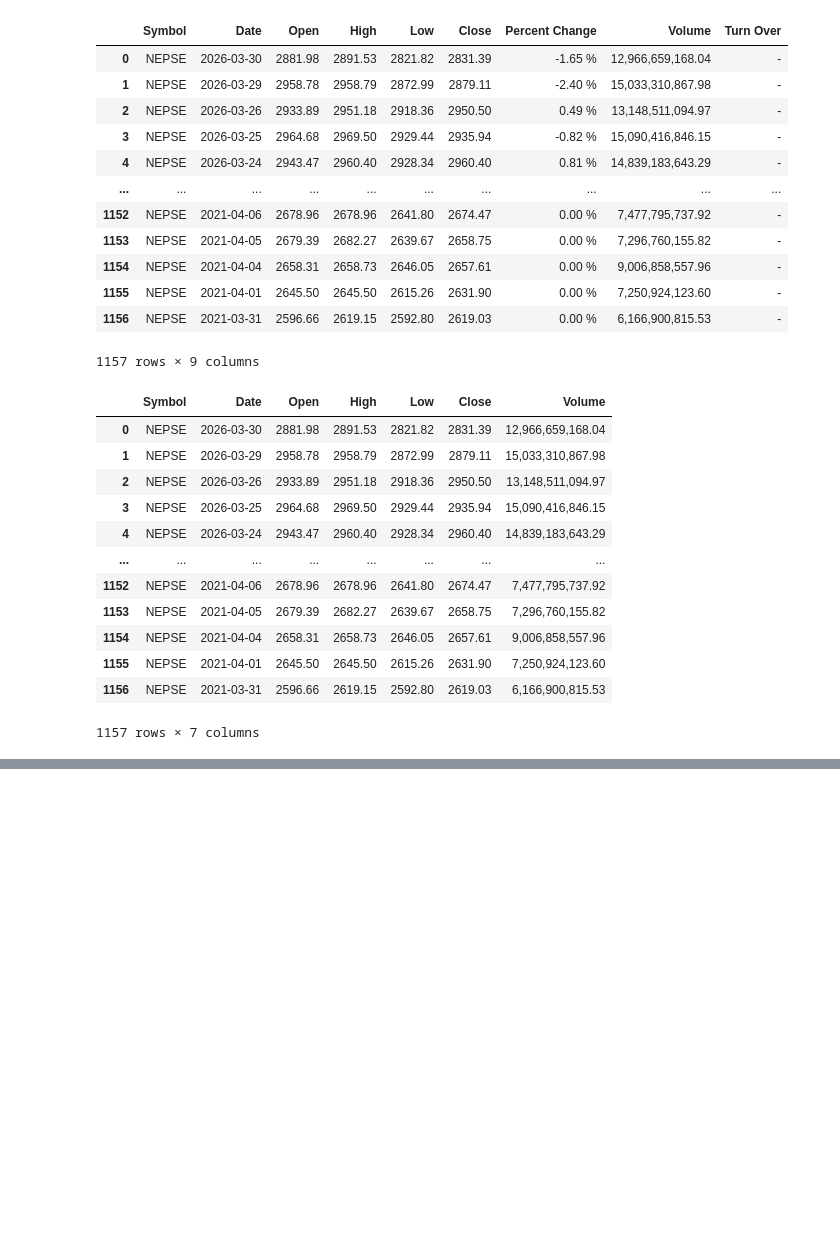
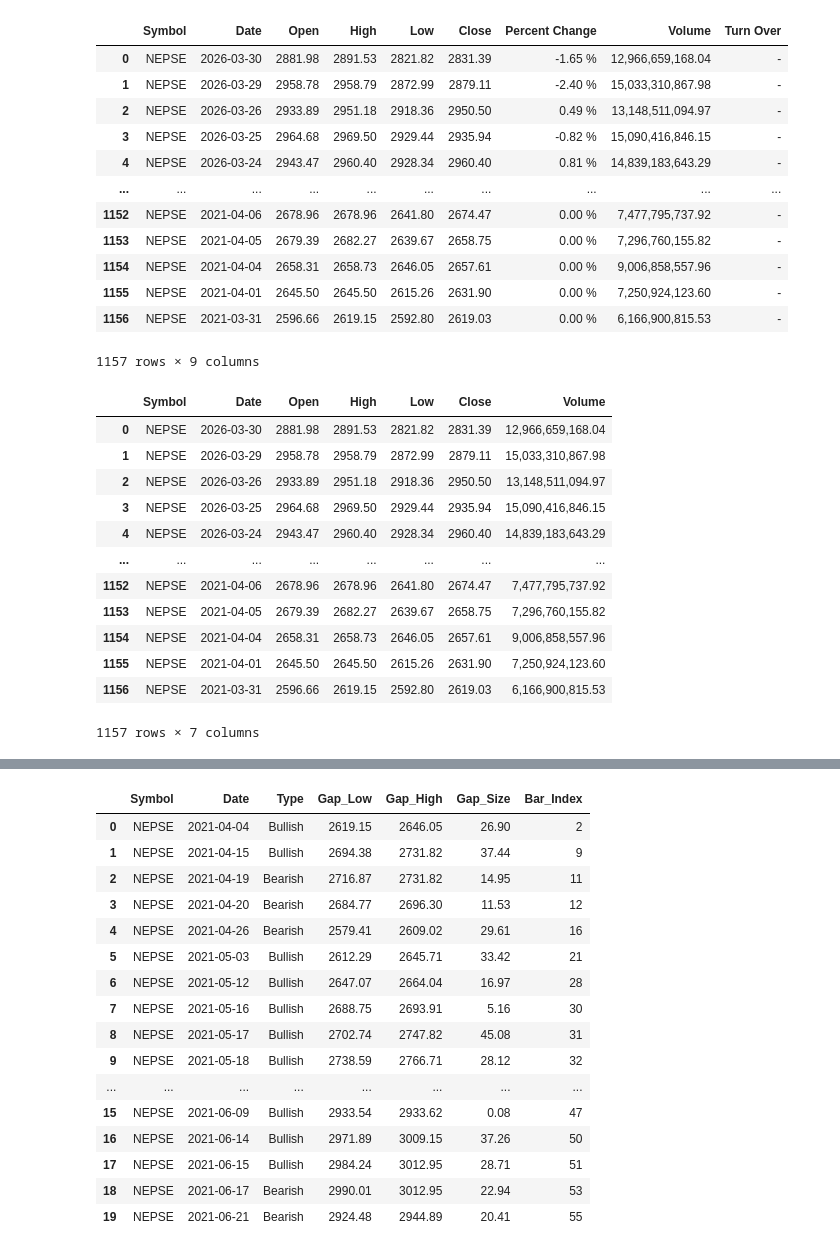
Before and after one commit to Arbinnn/Fair-Value-Gap, a Jupyter notebook: NEPSE/nepse.ipynb, the cells around one changed output, grey strips where cells are left out. Cells and saved outputs as stored; diff of their text form; code cells hidden in the pictures; blank space fills up the shorter version.

Commit message:
Fair Value Gap in plotly

```diff
--- a/NEPSE/nepse.ipynb
+++ b/NEPSE/nepse.ipynb
@@ -3,5 +5,7 @@ import pandas as pd
 # %%
 df= pd.read_csv('nepse.csv')
+df['Date'] = pd.to_datetime(df['Date'])
+df.sort_values(by='Date').reset_index(drop=True,inplace=True)
 # %%
 df
 # %% [output]
@@ -38,0 +75,77 @@ df
+# %%
+# Fair Value Gap (FVG) detection using a 3-candle structure
+# Bullish FVG at i: Low[i] > High[i-2]
+# Bearish FVG at i: High[i] < Low[i-2]
+# Keep only gaps where size >= 0.5% of the reference price
+
+MIN_GAP_PCT = 0.5
+
+fvg_df = df.copy()
+fvg_df = fvg_df.sort_values(['Symbol', 'Date']).reset_index(drop=True)
+
+records = []
+
+for sym, g in fvg_df.groupby('Symbol', sort=False):
+    g = g.reset_index(drop=True)
+
+    for i in range(2, len(g)):
+        c0 = g.loc[i - 2]
+        c2 = g.loc[i]
+
+        # Bullish imbalance gap: price jumped up, leaving a gap below current candle
+        if c2['Low'] > c0['High']:
+            gap_size = c2['Low'] - c0['High']
+            gap_pct = (gap_size / c0['High']) * 100
+
+            if gap_pct >= MIN_GAP_PCT:
+                records.append({
+                    'Symbol': sym,
+                    'Date': c2['Date'],
+                    'Type': 'Bullish',
+                    'Gap_Low': c0['High'],
+                    'Gap_High': c2['Low'],
+                    'Gap_Size': gap_size,
+                    'Gap_Pct': gap_pct,
+                    'Bar_Index': i
+                })
+
+        # Bearish imbalance gap: price dropped down, leaving a gap above current candle
+        if c2['High'] < c0['Low']:
+            gap_size = c0['Low'] - c2['High']
+            gap_pct = (gap_size / c0['Low']) * 100
+
+            if gap_pct >= MIN_GAP_PCT:
+                records.append({
+                    'Symbol': sym,
+                    'Date': c2['Date'],
+                    'Type': 'Bearish',
+                    'Gap_Low': c2['High'],
+                    'Gap_High': c0['Low'],
+                    'Gap_Size': gap_size,
+                    'Gap_Pct': gap_pct,
+                    'Bar_Index': i
+                })
+
+fvg = pd.DataFrame(records)
+
+# For continuous FVGs (consecutive bars), keep only the one with highest Gap_Size
+if not fvg.empty:
+    fvg = fvg.sort_values(['Symbol', 'Type', 'Bar_Index']).reset_index(drop=True)
+
+    fvg['Is_Continuous'] = (
+        (fvg['Symbol'] == fvg['Symbol'].shift(1)) &
+        (fvg['Type'] == fvg['Type'].shift(1)) &
+        ((fvg['Bar_Index'] - fvg['Bar_Index'].shift(1)) == 1)
+    )
+
+    fvg['Continuous_Group'] = (~fvg['Is_Continuous']).cumsum()
+
+    fvg = (
+        fvg.loc[fvg.groupby(['Symbol', 'Type', 'Continuous_Group'])['Gap_Size'].idxmax()]
+        .sort_values(['Symbol', 'Date'])
+        .reset_index(drop=True)
+    )
+
+print(f"Total FVGs found (>= {MIN_GAP_PCT}% and deduped continuous): {len(fvg)}")
+fvg.head(20)
+# %% [output]
@@ -38,0 +153,17 @@ df
+|  | Symbol | Date | Type | Gap_Low | Gap_High | Gap_Size | Bar_Index |
+| 0 | NEPSE | 2021-04-04 | Bullish | 2619.15 | 2646.05 | 26.90 | 2 |
+| 1 | NEPSE | 2021-04-15 | Bullish | 2694.38 | 2731.82 | 37.44 | 9 |
+| 2 | NEPSE | 2021-04-19 | Bearish | 2716.87 | 2731.82 | 14.95 | 11 |
+| 3 | NEPSE | 2021-04-20 | Bearish | 2684.77 | 2696.30 | 11.53 | 12 |
+| 4 | NEPSE | 2021-04-26 | Bearish | 2579.41 | 2609.02 | 29.61 | 16 |
+| 5 | NEPSE | 2021-05-03 | Bullish | 2612.29 | 2645.71 | 33.42 | 21 |
+| 6 | NEPSE | 2021-05-12 | Bullish | 2647.07 | 2664.04 | 16.97 | 28 |
+| 7 | NEPSE | 2021-05-16 | Bullish | 2688.75 | 2693.91 | 5.16 | 30 |
+| 8 | NEPSE | 2021-05-17 | Bullish | 2702.74 | 2747.82 | 45.08 | 31 |
+| 9 | NEPSE | 2021-05-18 | Bullish | 2738.59 | 2766.71 | 28.12 | 32 |
+| ... | ... | ... | ... | ... | ... | ... | ... |
+| 15 | NEPSE | 2021-06-09 | Bullish | 2933.54 | 2933.62 | 0.08 | 47 |
+| 16 | NEPSE | 2021-06-14 | Bullish | 2971.89 | 3009.15 | 37.26 | 50 |
+| 17 | NEPSE | 2021-06-15 | Bullish | 2984.24 | 3012.95 | 28.71 | 51 |
+| 18 | NEPSE | 2021-06-17 | Bearish | 2990.01 | 3012.95 | 22.94 | 53 |
+| 19 | NEPSE | 2021-06-21 | Bearish | 2924.48 | 2944.89 | 20.41 | 55 |
```
Also changed, not shown: parts of 4 cells of this notebook.
